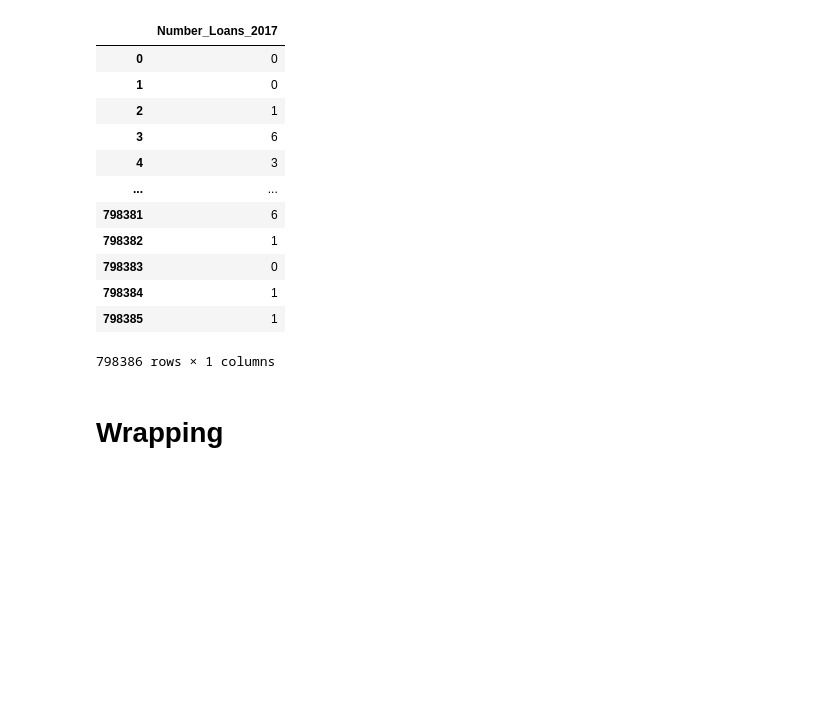
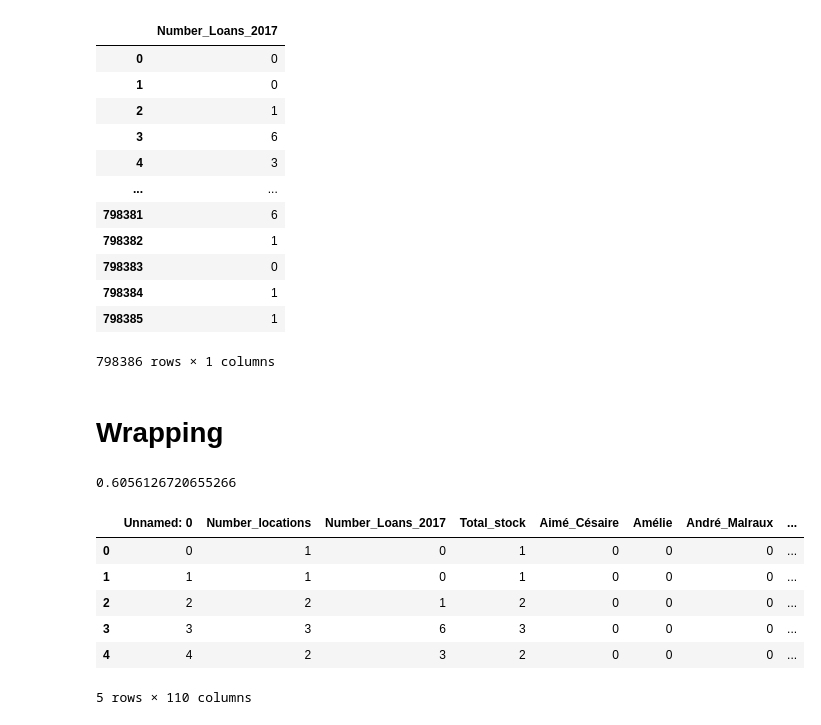
Before and after one commit to srosamont/Projects_Ironhack, a Jupyter notebook: Book_loan/Book_Loan_modeling.ipynb, the cells around one changed output. Saved outputs shown, nothing was run; the diff lists cells and outputs as text; code cells hidden in the pictures; blank space fills up the shorter version.

```diff
--- a/Book_loan/Book_Loan_modeling.ipynb
+++ b/Book_loan/Book_Loan_modeling.ipynb
@@ -1086,4 +1087,18 @@ y
+# %%
+r2_score(y_train,y_predict)
+# %% [output]
+0.6056126720655266
 # %%
 ### Target: Testing prediction performance by Doctype
 url='DatasetforModeling.csv'
+# %%
+df.head()
+# %% [output]
+|  | Unnamed: 0 | Number_locations | Number_Loans_2017 | Total_stock | Aimé_Césaire | Amélie | André_Malraux | ... |
+| 0 | 0 | 1 | 0 | 1 | 0 | 0 | 0 | ... |
+| 1 | 1 | 1 | 0 | 1 | 0 | 0 | 0 | ... |
+| 2 | 2 | 2 | 1 | 2 | 0 | 0 | 0 | ... |
+| 3 | 3 | 3 | 6 | 3 | 0 | 0 | 0 | ... |
+| 4 | 4 | 2 | 3 | 2 | 0 | 0 | 0 | ... |
+5 rows × 110 columns
 # %%
```
Also changed, not shown: parts of 9 cells of this notebook.
